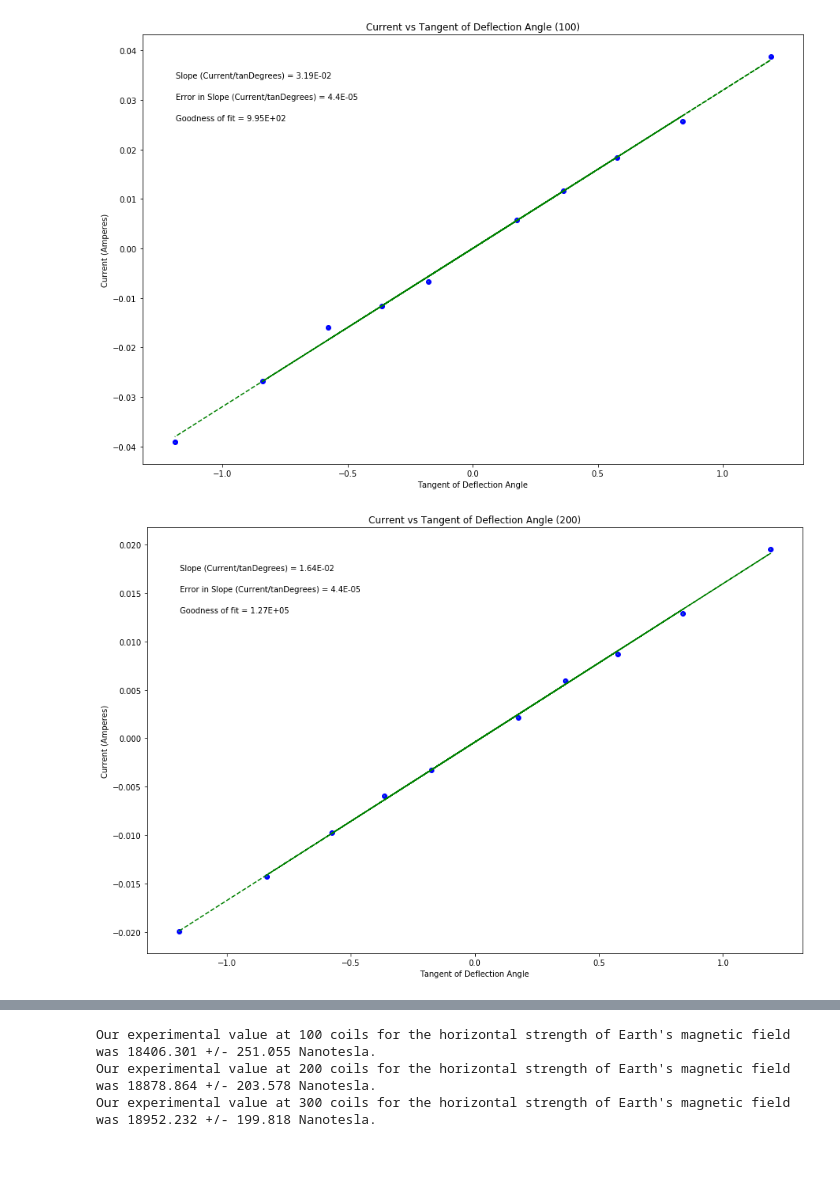
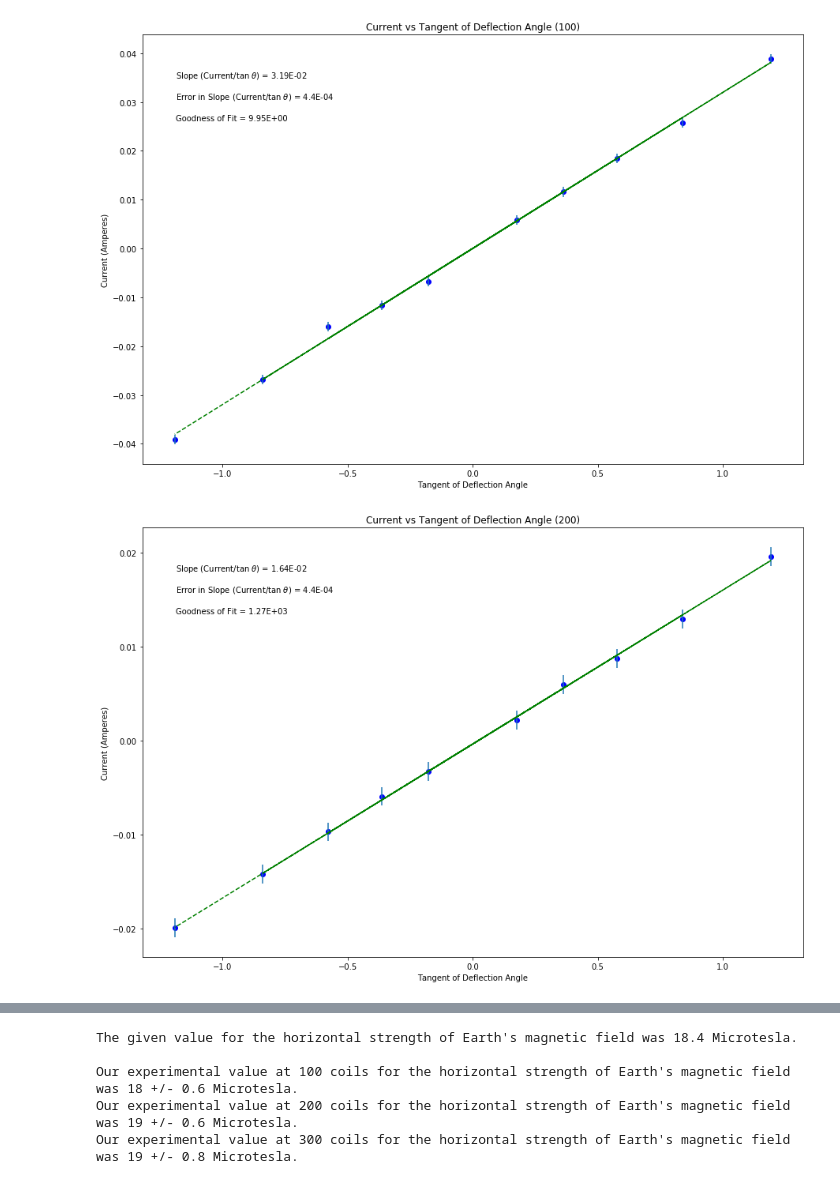
Before and after one commit to lernerdj/PHSX218, a Jupyter notebook: Lab9Code.ipynb, the cells around one changed output, grey strips where cells are left out. Saved outputs shown, nothing was run; the diff lists cells and outputs as text; code cells hidden in the pictures; blank space fills up the shorter version.

```diff
--- a/Lab9Code.ipynb
+++ b/Lab9Code.ipynb
@@ -30,25 +28,25 @@ IFrame(filepath, width=1200, height=650)
 #Variables
 
 rad = .109
-rad_un = .001
+rad_un = .002
 
-amps100 = (np.array([5.8, -6.7, 11.6, -11.6, 18.4, -16, 25.7, -26.8, 38.8, -39.1]))/1000
-theta100 = np.tan(np.array([10, -10, 20, -20, 30, -30, 40, -40, 50, -50])*(np.pi/180))
+amps100 = np.array([5.8, -6.7, 11.6, -11.6, 18.4, -16.0, 25.7, -26.8, 38.8, -39.1])/1000
+theta100 = np.tan(np.deg2rad(np.array([10, -10, 20, -20, 30, -30, 40, -40, 50, -50])))
 num100 = 100
 
-amps200 = (np.array([2.16, -3.30, 5.96, -5.97, 8.71, -9.74, 12.88, -14.27, 19.56, -19.97]))/1000
-theta200 = np.tan(np.array([10, -10, 20, -20, 30, -30, 40, -40, 50, -50])*(np.pi/180))
+amps200 = np.array([2.16, -3.30, 5.96, -5.97, 8.71, -9.74, 12.88, -14.27, 19.56, -19.97])/1000
+theta200 = np.tan(np.deg2rad(np.array([10, -10, 20, -20, 30, -30, 40, -40, 50, -50])))
 num200 = 200
 
-amps300 = (np.array([1.40, -2.40, 3.71, -4.45, 5.73, -6.74, 8.56, -9.74, 12.55, -13.68]))/1000
-theta300 = np.tan(np.array([10, -10, 20, -20, 30, -30, 40, -40, 50, -50])*(np.pi/180))
+amps300 = np.array([1.40, -2.40, 3.71, -4.45, 5.73, -6.74, 8.56, -9.74, 12.55, -13.68])/1000
+theta300 = np.tan(np.deg2rad(np.array([10, -10, 20, -20, 30, -30, 40, -40, 50, -50])))
 num300 = 300
 
-amps_un = .0001; amps_un_array = np.array([amps_un]*10)
+amps_un = .001; amps_un_array = np.array([amps_un]*10)
 theta_un = 1
-num_un = 1
+num_un = 2
 # %%
-#Plotting
+#Plotting code adapted from Jaylene Naylor PHSX216.
 
 #Plot 1
 
@@ -64,11 +62,11 @@ plt.scatter(theta100, amps100, color='blue', marker='o')
 plt.ylabel('Current (Amperes)'); plt.xlabel('Tangent of Deflection Angle'); plt.title('Current vs Tangent of Deflection Angle (100)')
 
 plt.errorbar(theta100, amps100, yerr=amps_un_array, xerr=None, fmt="none")
-plt.annotate('Slope (Current/tanDegrees) = {value:.{digits}E}'.format(value=m100, digits=2),
+plt.annotate(r'Slope (Current/tan $\theta$) = {value:.{digits}E}'.format(value=m100, digits=2),
              (0.05, 0.9), xycoords='axes fraction')
-plt.annotate('Error in Slope (Current/tanDegrees) = {value:.{digits}E}'.format(value=dm100, digits=1),
+plt.annotate(r'Error in Slope (Current/tan $\theta$) = {value:.{digits}E}'.format(value=dm100, digits=1),
              (0.05, 0.85), xycoords='axes fraction')
-plt.annotate('Goodness of fit = {value:.{digits}E}'.format(value=N100, digits=2),
+plt.annotate('Goodness of Fit = {value:.{digits}E}'.format(value=N100, digits=2),
              (0.05, 0.80), xycoords='axes fraction')
 plt.show()
 
@@ -85,38 +83,38 @@ plt.figure(figsize=(15,10))
 plt.plot(theta200, fit200, color='green', linestyle='--')
 plt.scatter(theta200, amps200, color='blue', marker='o')
 plt.ylabel('Current (Amperes)'); plt.xlabel('Tangent of Deflection Angle'); plt.title('Current vs Tangent of Deflection Angle (200)')
 
 plt.errorbar(theta200, amps200, yerr=amps_un_array, xerr=None, fmt="none")
-plt.annotate('Slope (Current/tanDegrees) = {value:.{digits}E}'.format(value=m200, digits=2),
+plt.annotate(r'Slope (Current/tan $\theta$) = {value:.{digits}E}'.format(value=m200, digits=2),
              (0.05, 0.9), xycoords='axes fraction')
-plt.annotate('Error in Slope (Current/tanDegrees) = {value:.{digits}E}'.format(value=dm200, digits=1),
+plt.annotate(r'Error in Slope (Current/tan $\theta$) = {value:.{digits}E}'.format(value=dm200, digits=1),
              (0.05, 0.85), xycoords='axes fraction')
-plt.annotate('Goodness of fit = {value:.{digits}E}'.format(value=N200, digits=2),
+plt.annotate('Goodness of Fit = {value:.{digits}E}'.format(value=N200, digits=2),
              (0.05, 0.80), xycoords='axes fraction')
 plt.show()
 
 
 #Plot 3
 
 b300,m300=np.polynomial.polynomial.polyfit(theta300,amps300,1,w=amps_un_array)
 fit300 = b300+m300*theta300
 D300=Delta(theta300, amps_un_array)
 dm300 = np.sqrt(1/D300*sum(1/amps_un_array**2))
 N300 = LLSFD2(theta300,amps300,amps_un_array,b100,m100)
 
 plt.figure(figsize=(15,10))
 plt.plot(theta300, fit300, color='green', linestyle='--')
 plt.scatter(theta300, amps300, color='blue', marker='o')
 plt.ylabel('Current (Amperes)'); plt.xlabel('Tangent of Deflection Angle'); plt.title('Current vs Tangent of Deflection Angle (300)')
 
 plt.errorbar(theta300, amps300, yerr=amps_un_array, xerr=None, fmt="none")
-plt.annotate('Slope (Current/tanDegrees) = {value:.{digits}E}'.format(value=m300, digits=2),
+plt.annotate(r'Slope (Current/tan $\theta$) = {value:.{digits}E}'.format(value=m300, digits=2),
              (0.05, 0.9), xycoords='axes fraction')
-plt.annotate('Error in Slope (Current/tanDegrees) = {value:.{digits}E}'.format(value=dm300, digits=1),
+plt.annotate(r'Error in Slope (Current/tan $\theta$) = {value:.{digits}E}'.format(value=dm300, digits=1),
              (0.05, 0.85), xycoords='axes fraction')
-plt.annotate('Goodness of fit = {value:.{digits}E}'.format(value=N300, digits=2),
+plt.annotate('Goodness of Fit = {value:.{digits}E}'.format(value=N300, digits=2),
              (0.05, 0.80), xycoords='axes fraction')
 plt.show()
 # %% [output]
-[figure, old version]
+[figure, new version]
-[figure, old version]
+[figure, new version]
@@ -124,21 +122,24 @@ plt.show()
 # %%
-#Calculations
-BEhor100 = BEhor(m100, mu, num100, rad)*10**9
+#Calculations - all values have two sig figs.
+BEhor100 = BEhor(m100, mu, num100, rad)*10**6
 BEhor100_un = rule4(BEhor100, m100, num100, rad, dm100, num_un, rad_un, 1, 1, -1)
 
-BEhor200 = BEhor(m200, mu, num200, rad)*10**9
+BEhor200 = BEhor(m200, mu, num200, rad)*10**6
 BEhor200_un = rule4(BEhor200, m200, num200, rad, dm200, num_un, rad_un, 1, 1, -1)
 
-BEhor300 = BEhor(m300, mu, num300, rad)*10**9
+BEhor300 = BEhor(m300, mu, num300, rad)*10**6
 BEhor300_un = rule4(BEhor300, m300, num300, rad, dm300, num_un, rad_un, 1, 1, -1)
 
-print ('Our experimental value at 100 coils for the horizontal strength of Earth\'s magnetic field was %.3f +/- %.3f' % (BEhor100, BEhor100_un), '\
-Nanotesla.\
-\nOur experimental value at 200 coils for the horizontal strength of Earth\'s magnetic field was %.3f +/- %.3f' % (BEhor200, BEhor200_un), '\
-Nanotesla.\
-\nOur experimental value at 300 coils for the horizontal strength of Earth\'s magnetic field was %.3f +/- %.3f' % (BEhor300, BEhor300_un), '\
-Nanotesla.')
+print ('The given value for the horizontal strength of Earth\'s magnetic field was 18.4 Microtesla.\
+\n\nOur experimental value at 100 coils for the horizontal strength of Earth\'s magnetic field was %.f +/- %.1f' % (BEhor100, BEhor100_un), '\
+Microtesla.\
+\nOur experimental value at 200 coils for the horizontal strength of Earth\'s magnetic field was %.f +/- %.1f' % (BEhor200, BEhor200_un), '\
+Microtesla.\
+\nOur experimental value at 300 coils for the horizontal strength of Earth\'s magnetic field was %.f +/- %.1f' % (BEhor300, BEhor300_un), '\
+Microtesla.')
 # %% [output]
-Our experimental value at 100 coils for the horizontal strength of Earth's magnetic field was 18406.301 +/- 251.055 Nanotesla.
-Our experimental value at 200 coils for the horizontal strength of Earth's magnetic field was 18878.864 +/- 203.578 Nanotesla.
-Our experimental value at 300 coils for the horizontal strength of Earth's magnetic field was 18952.232 +/- 199.818 Nanotesla.
+The given value for the horizontal strength of Earth's magnetic field was 18.4 Microtesla.
+
+Our experimental value at 100 coils for the horizontal strength of Earth's magnetic field was 18 +/- 0.6 Microtesla.
+Our experimental value at 200 coils for the horizontal strength of Earth's magnetic field was 19 +/- 0.6 Microtesla.
+Our experimental value at 300 coils for the horizontal strength of Earth's magnetic field was 19 +/- 0.8 Microtesla.
```
Also changed, not shown: parts of 2 cells of this notebook.
